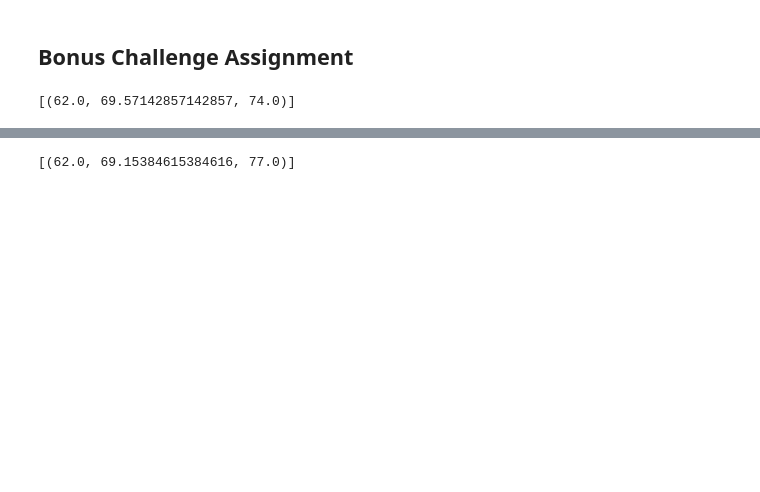
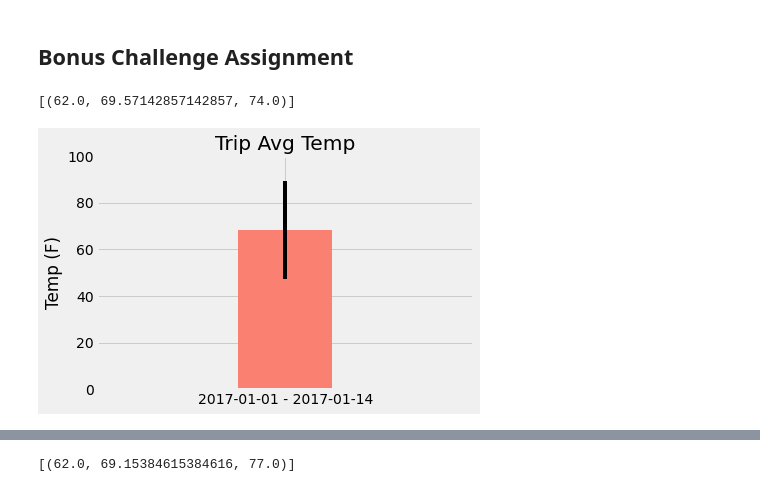
Before and after one commit to Enestvedt/sqlalchemy-challenge, a Jupyter notebook: climate_starter.ipynb, the cells around one changed output, grey strips where cells are left out. Cells and saved outputs as stored; diff of their text form; code cells hidden in the pictures; blank space fills up the shorter version.

```diff
--- a/climate_starter.ipynb
+++ b/climate_starter.ipynb
@@ -247,8 +243,46 @@ print(calc_temps('2012-02-28', '2012-03-05'))
+# %%
+# for your trip using the previous year's data for those same dates.
+
+#set trip start and end dates
+travel_dates = {'depart_date': '2022-01-01', 'return_date': '2022-01-14'}
+
+# convert to datetime format
+cnvrt_dprt = dt.datetime.strptime(travel_dates['depart_date'], '%Y-%M-%d')
+cnvrt_rtrn = dt.datetime.strptime(travel_dates['return_date'], '%Y-%m-%d')
+
+# function to return the look-back date to 5 years ago
+def look_back(date):
+    return dt.date(date.year - 5, date.month, date.day)
+
+#store the dates
+lb_dprt = look_back(cnvrt_dprt)
+lb_rtrn = look_back(cnvrt_rtrn)
+
+# Use your previous function `calc_temps` to calculate the tmin, tavg, and tmax
+data = calc_temps(lb_dprt, lb_rtrn)
+tavg = data[0][1]
+tmin = data[0][0]
+tmax = data[0][2]
 # %%
 # Plot the results from your previous query as a bar chart.
 # Use "Trip Avg Temp" as your Title
 # Use the average temperature for the y value
 # Use the peak-to-peak (tmax-tmin) value as the y error bar (yerr)
+
+fig, ax = plt.subplots()
+
+label = f"{lb_dprt} - {lb_rtrn}"
+ax.bar(label, tavg, yerr=tmax-tmin, width = 1, color = 'salmon')
+
+ax.set_ylim([0,100])
+ax.set_xlim([-2,2])
+
+ax.set_ylabel('Temp (F)')
+ax.set_title('Trip Avg Temp')
+
+plt.show()
+# %% [output]
+[figure, added]
 # %%
 # Calculate the total amount of rainfall per weather station for your trip dates using the previous year's matching dates.
 # Sort this in descending order by precipitation amount and list the station, name, latitude, longitude, and elevation
```
Also changed, not shown: parts of 9 cells of this notebook.
